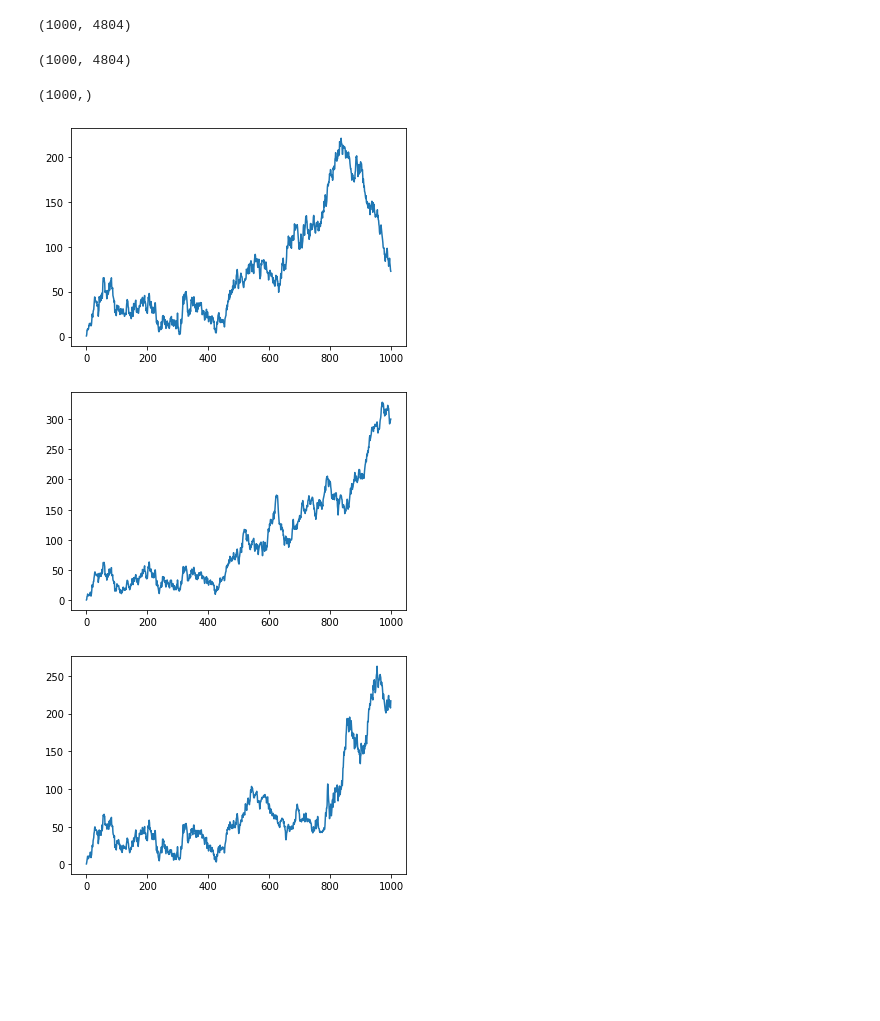
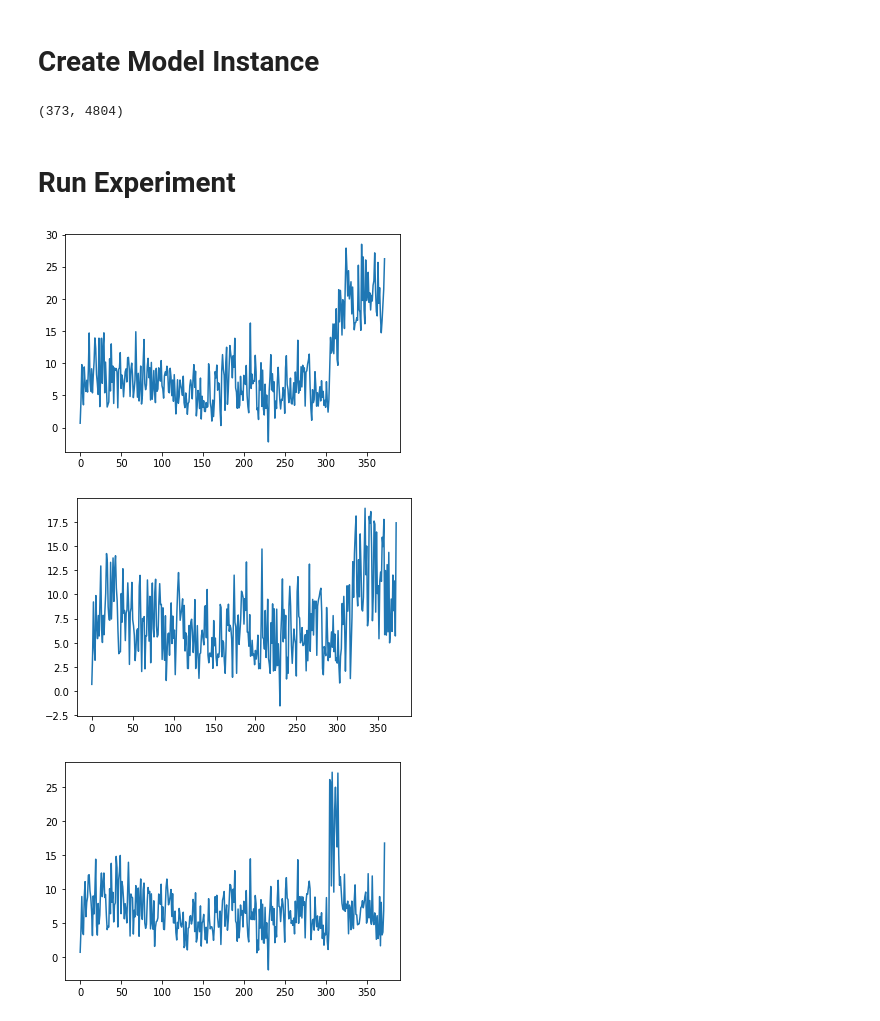
Before and after one commit to hyan46/ExtendedTSSRP, a Jupyter notebook: case_tonnage.ipynb, the cells around one changed output. Saved outputs shown, nothing was run; the diff lists cells and outputs as text; code cells hidden in the pictures; blank space fills up the shorter version.

```diff
--- a/case_tonnage.ipynb
+++ b/case_tonnage.ipynb
@@ -39,11 +37,0 @@ data_abnormal.shape
-# %%
-plt.plot(data_normal[0:10].reshape(10,4,1201)[:,0].T,'k')
-plt.plot(data_normal[0].reshape(1,4,1201)[:,0].T,'k',label='Normal')
-notation = ['r','g','y']
-Faultlist = ['Fault 1', 'Fault 2', 'Fault 3']
-for i in range(3):
-    plt.plot(data_abnormal[i][0:10].reshape(10,4,1201)[:,0].T,notation[i])
-    plt.plot(data_abnormal[i][0].reshape(1,4,1201)[:,0].T,notation[i],label=Faultlist[i])
-plt.legend(prop={'size': 13})
-
-plt.savefig('tonnage.eps')
@@ -79,44 +59,52 @@ abormal_index = np.random.choice(nAbnormalSample-1, size=500, replace=True)
 
 all_Simulated_data = [[] for i in range(nFailureMode)]
 for i in range(nFailureMode):
-    all_Simulated_data[i] = np.concatenate((data_normal_diff[normal_index,:],data_abnormal_diff[i][abormal_index,:]))
+#     all_Simulated_data[i] = np.concatenate((data_normal_diff[normal_index,:],data_abnormal_diff[i][abormal_index,:]))
+    all_Simulated_data[i] = np.concatenate((data_normal_diff,data_abnormal_diff[i]))
-# %%
-all_Simulated_data[i].shape
-# %% [output]
-(1000, 4804)
+# %% [markdown]
+# Create Model Instance
 # %%
 p = 4804 # Number of dimensions
-c = 2 # Target meanshift is c * M
+c = 0.5 # Target meanshift is c * M
 Ks = 2   #Select Top Ks control chart
-T0 = 500
+T0 = 30
 k = 3
-nmodels = 2
-
-nsensors = 100 # Number of selected sensors
+nmodels = 3
+M_tssrp = np.kron(np.eye(p),np.ones((1,1))) # Mean Failure Modes
+nsensors = 800 # Number of selected sensors
 experiment_log = {'c':c, 'Ks':Ks, 'statistics':[[] for i in range(nmodels)],
                   'sens_history':[[] for i in range(nmodels)],
                   'mode_history':[[] for i in range(nmodels)],
                   'seq_stats':[[] for i in range(nmodels)]}
 
 model_all = [[] for i in range(nmodels)]
-model_all[0] = ExtendedTSSRP(p, c, k, M, nsensors, Ks, L=-1, chart = 'srp',mode='T2',decisionchart=1)
-model_all[1] = ExtendedTSSRP(p, c, k, M, nsensors, Ks, L=-1, chart = 'srp',mode='T1_Max',decisionchart=1)
+model_all[0] = ExtendedTSSRP(p, c, k,M,nsensors,Ks,L=-1,chart = 'srp',mode='T2')
+model_all[1] = TSSRP(p, c, p,M_tssrp,nsensors,Ks,L=-1,chart='srp',mode='T2')
+mumin = 1
+model_all[2]= AdaptCUSUM(p, c, p, M, nsensors, nsensors, mumin = mumin,delta=0.0001)
+
 failure_idx = 0
 model_idx = 0
 all_Simulated_data[failure_idx].shape
 # %% [output]
-(1000, 4804)
+(373, 4804)
-# %%
-sequential_statistis_topRsum.shape
-# %% [output]
-(1000,)
+# %% [markdown]
+# Run Experiment
 # %%
-sequential_statistics_topRsum = 0
+a = []
+b = []
+c = []
+d = []
+# failure_mode_history = np.zeros((3,len(all_Simulated_data[0]),2))
 for failure_idx in range(3):
     sequential_statistis_topRsum, sensor_selection_history, failure_mode_history, i,sequential_statistics = model_all[0].compute_monitoring_statistics(all_Simulated_data[failure_idx],T0,-1)
+    a.append(sequential_statistis_topRsum)
+    b.append(failure_mode_history)
+    c.append(sequential_statistics)
+    d.append(sensor_selection_history)
     plt.figure()
     plt.plot(sequential_statistis_topRsum)
 # %% [output]
-[figure, old version]
+[figure, new version]
-[figure, old version]
+[figure, new version]
-[figure, old version]
+[figure, new version]
```
Also changed, not shown: parts of 14 cells of this notebook, 42 other files.
